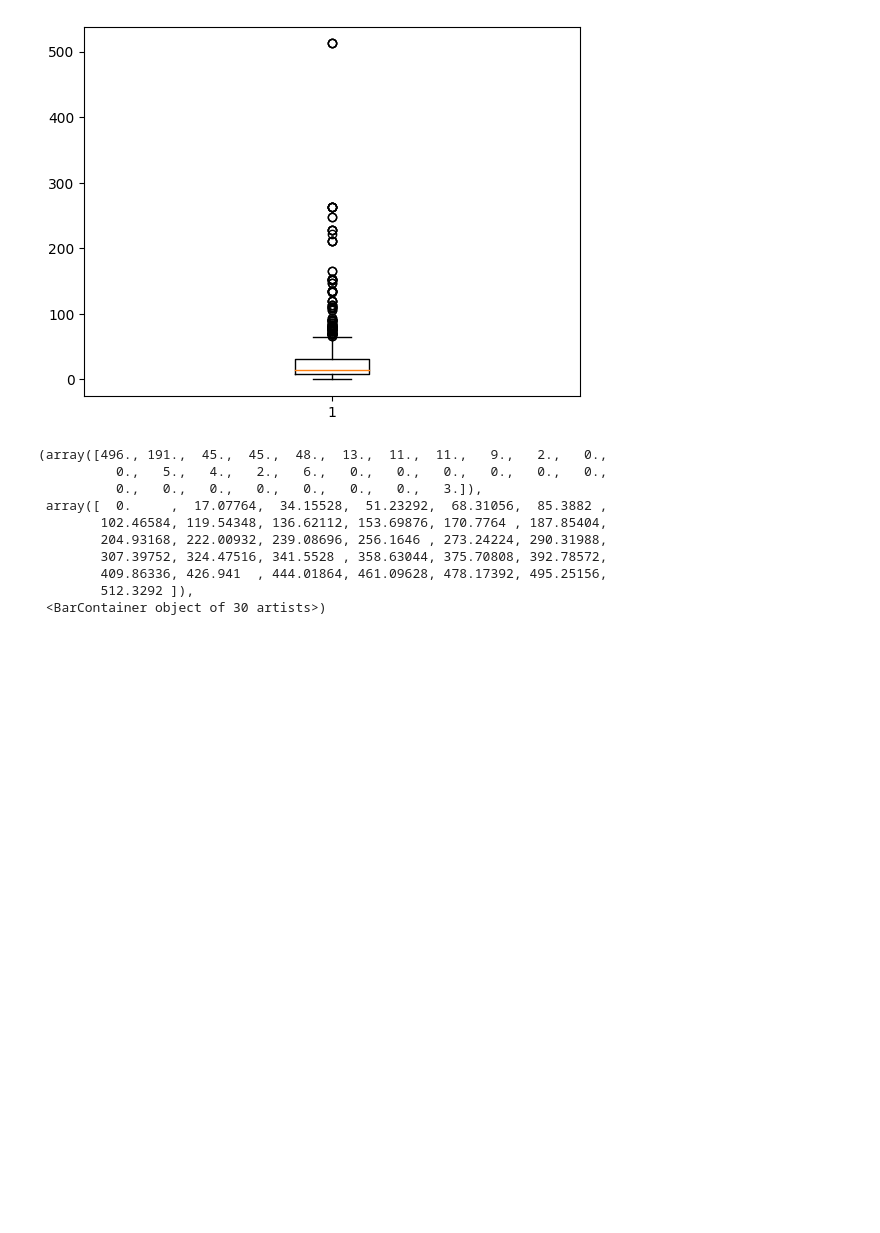
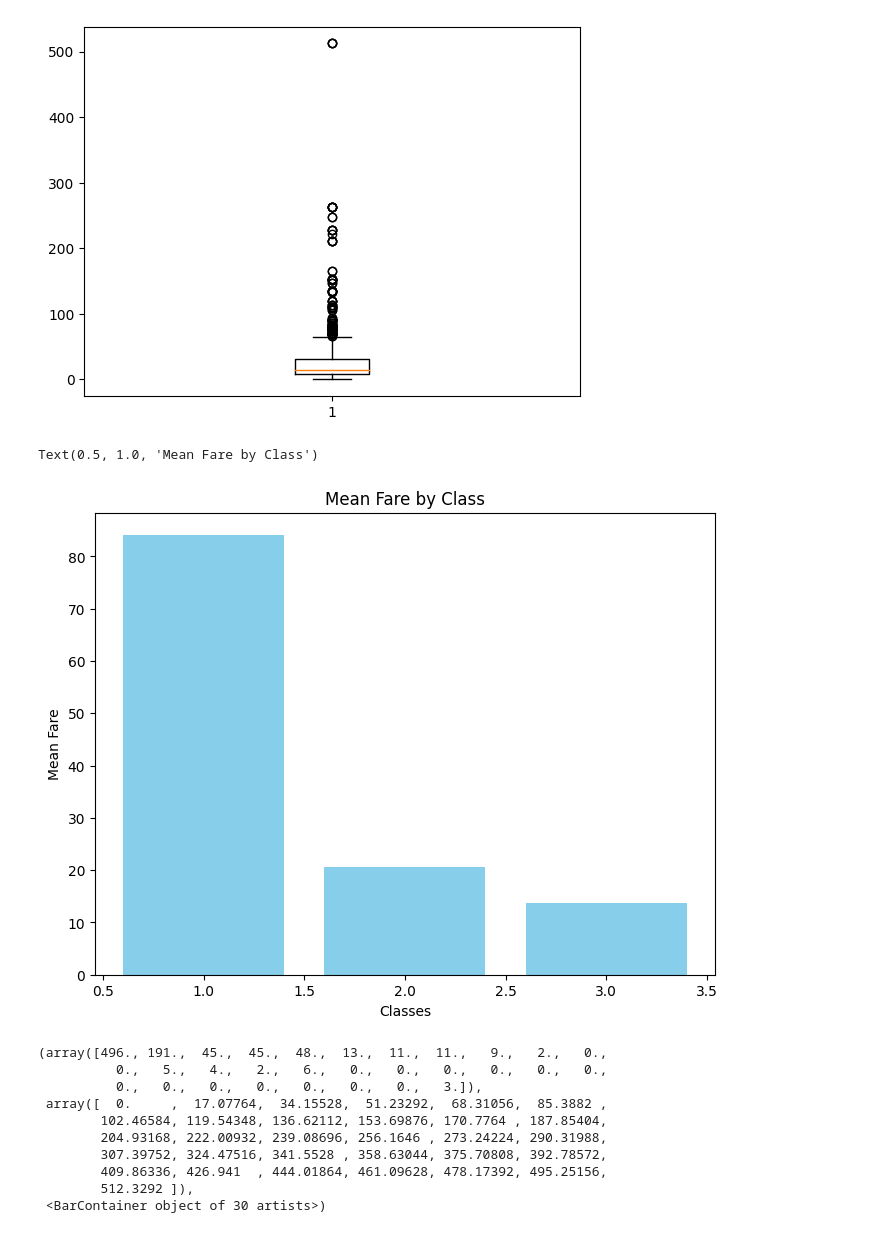
Before and after one commit to NazaninSaadatMoghaddam1993/Titanik_kaggle_competition, a Jupyter notebook: titanic_analysis.ipynb, the cells around one changed output. Cells and saved outputs as stored; diff of their text form; code cells hidden in the pictures; blank space fills up the shorter version.

```diff
--- a/titanic_analysis.ipynb
+++ b/titanic_analysis.ipynb
@@ -300,6 +300,16 @@ plt
 plt.show()
 # %% [output]
 [figure]
+# %%
+fare_means = data_f.groupby('Pclass').mean()['Fare']
+plt.figure(figsize=(8, 6))
+plt.bar(fare_means.index, fare_means.values, color='skyblue')
+plt.xlabel('Classes')
+plt.ylabel('Mean Fare')
+plt.title('Mean Fare by Class')
+# %% [output]
+Text(0.5, 1.0, 'Mean Fare by Class')
+[figure, added]
 # %%
 plt.hist(data_f['Fare'],30)
 # %% [output]
```
